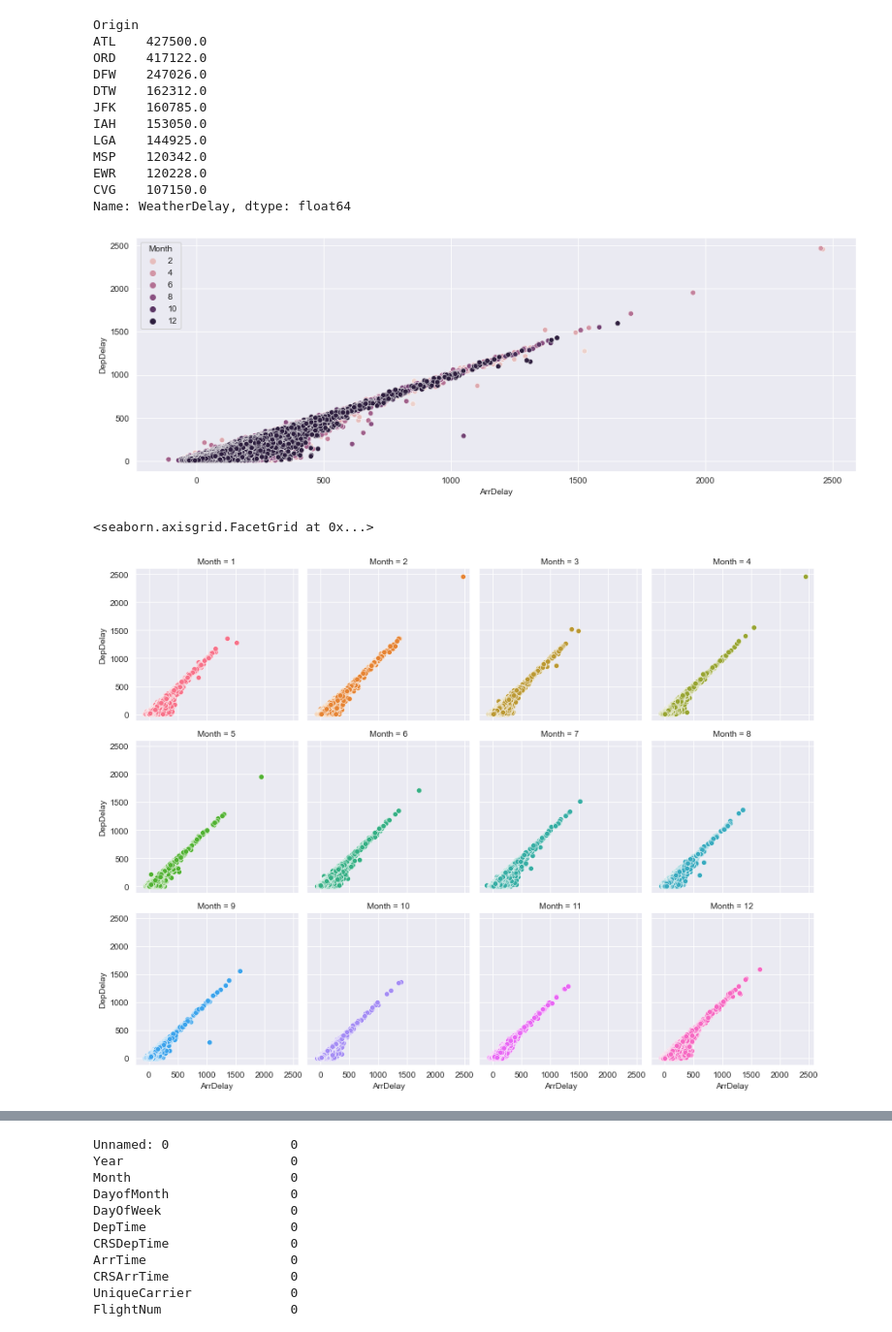
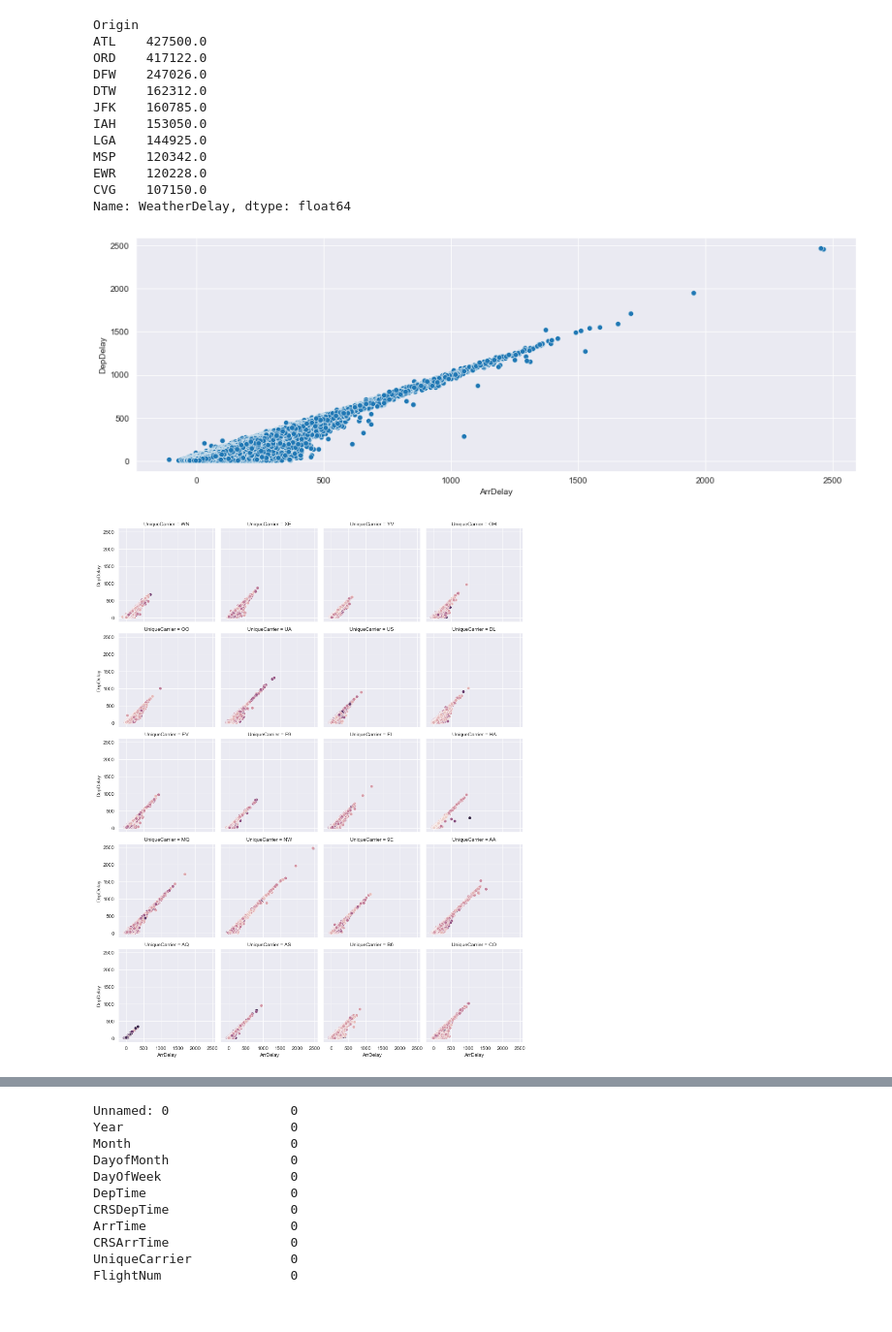
Before and after one commit to ptudela/S04-T01_Visualitzaci-gr-fica-d-un-dataset, a Jupyter notebook: S03 T05 Exploració de les dades.ipynb, the cells around one changed output, grey strips where cells are left out. Shown at 97% size. Cells and saved outputs as stored; diff of their text form; code cells hidden in the pictures.

```diff
--- a/S03 T05 Exploració de les dades.ipynb
+++ b/S03 T05 Exploració de les dades.ipynb
@@ -515,16 +517,19 @@ Name: WeatherDelay, dtype: float64
 # la distribución de retrasos en salidas y llegadas
 sns.set_style("darkgrid")
 f, ax = plt.subplots(figsize=(15, 5))
-sns.scatterplot(data=df, x="ArrDelay", y="DepDelay", hue="Month");
+sns.scatterplot(data=df, x="ArrDelay", y="DepDelay");
+
+# la distribución muestra una línea de tendencia positiva, las variables podrían tener una correlación alta y positiva.
 # %% [output]
-[figure, old version]
+[figure, new version]
 # %%
-# la distribución de retrasos en salidas y llegadas según los meses del año
-ax = sns.FacetGrid(df, col="Month", hue="Month", col_wrap=4)
-ax.map(sns.scatterplot,"ArrDelay","DepDelay")
+# la distribución de retrasos en salidas y llegadas según las aerolíneas
+
+ax = sns.FacetGrid(df, col="UniqueCarrier", col_wrap=4 )
+
+ax.map(sns.scatterplot,"ArrDelay","DepDelay","AirTime");
 
 #Una mayor frecuencia de casos en los meses de diciembre
 # %% [output]
-<seaborn.axisgrid.FacetGrid at 0x...>
-[figure, old version]
+[figure, new version]
 # %%
```
Also changed, not shown: parts of 6 cells of this notebook, 9 other files.
